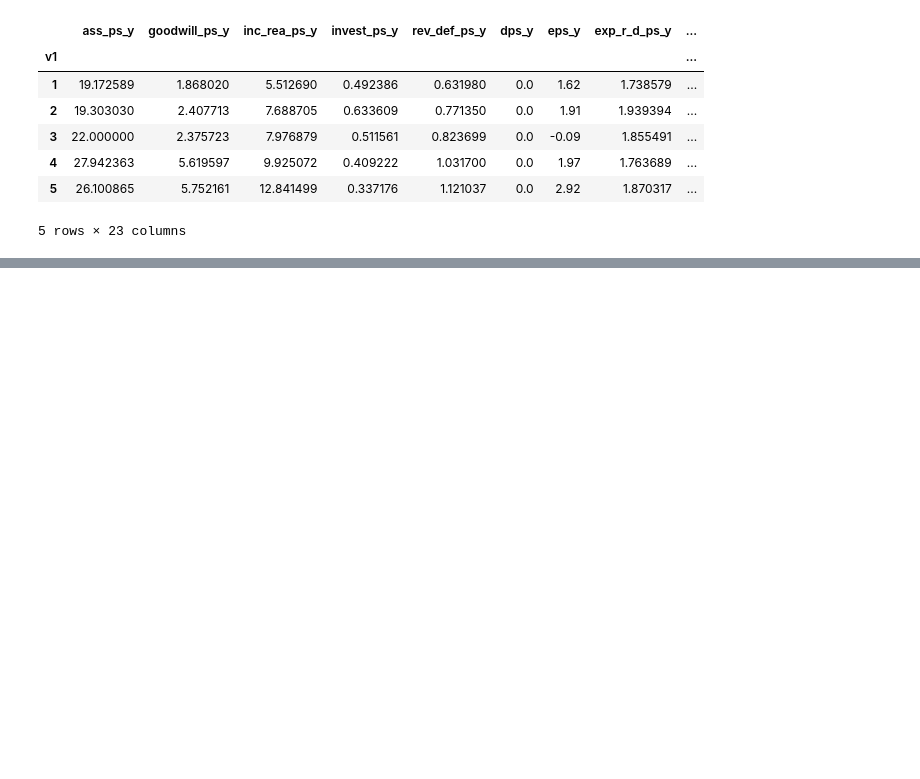
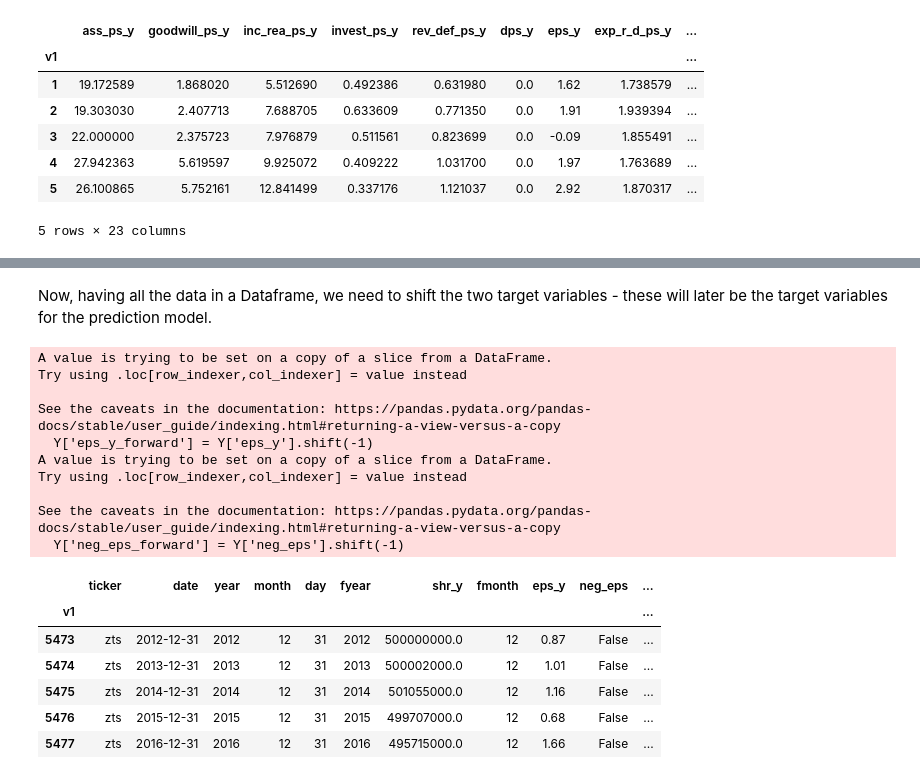
Before and after one commit to mauricebaier/rb_data_exercise, a Jupyter notebook: Assignment.ipynb, the cells around one changed output, grey strips where cells are left out. Drawn from its saved outputs; the diff is of its cells as text; code cells hidden in the pictures; blank space fills up the shorter version.

```diff
--- a/Assignment.ipynb
+++ b/Assignment.ipynb
@@ -95,0 +132,26 @@ df_predictors.head()
+# %% [markdown]
+Now, having all the data in a Dataframe, we need to shift the two target variables - these will later be the target variables for the prediction model.
+# %%
+# shift eps_y and neg_eps by 1 to creat the actual target variables
+
+Y['eps_y_forward'] = Y['eps_y'].shift(-1)
+Y['neg_eps_forward'] = Y['neg_eps'].shift(-1)
+Y.tail()
+# %% [output]
+A value is trying to be set on a copy of a slice from a DataFrame.
+Try using .loc[row_indexer,col_indexer] = value instead
+
+See the caveats in the documentation: https://pandas.pydata.org/pandas-docs/stable/user_guide/indexing.html#returning-a-view-versus-a-copy
+  Y['eps_y_forward'] = Y['eps_y'].shift(-1)
+A value is trying to be set on a copy of a slice from a DataFrame.
+Try using .loc[row_indexer,col_indexer] = value instead
+
+See the caveats in the documentation: https://pandas.pydata.org/pandas-docs/stable/user_guide/indexing.html#returning-a-view-versus-a-copy
+  Y['neg_eps_forward'] = Y['neg_eps'].shift(-1)
+|  | ticker | date | year | month | day | fyear | shr_y | fmonth | eps_y | neg_eps | ... |
+| v1 |  |  |  |  |  |  |  |  |  |  | ... |
+| 5473 | zts | 2012-12-31 | 2012 | 12 | 31 | 2012 | 500000000.0 | 12 | 0.87 | False | ... |
+| 5474 | zts | 2013-12-31 | 2013 | 12 | 31 | 2013 | 500002000.0 | 12 | 1.01 | False | ... |
+| 5475 | zts | 2014-12-31 | 2014 | 12 | 31 | 2014 | 501055000.0 | 12 | 1.16 | False | ... |
+| 5476 | zts | 2015-12-31 | 2015 | 12 | 31 | 2015 | 499707000.0 | 12 | 0.68 | False | ... |
+| 5477 | zts | 2016-12-31 | 2016 | 12 | 31 | 2016 | 495715000.0 | 12 | 1.66 | False | ... |
```
Also changed, not shown: parts of 13 cells of this notebook.
